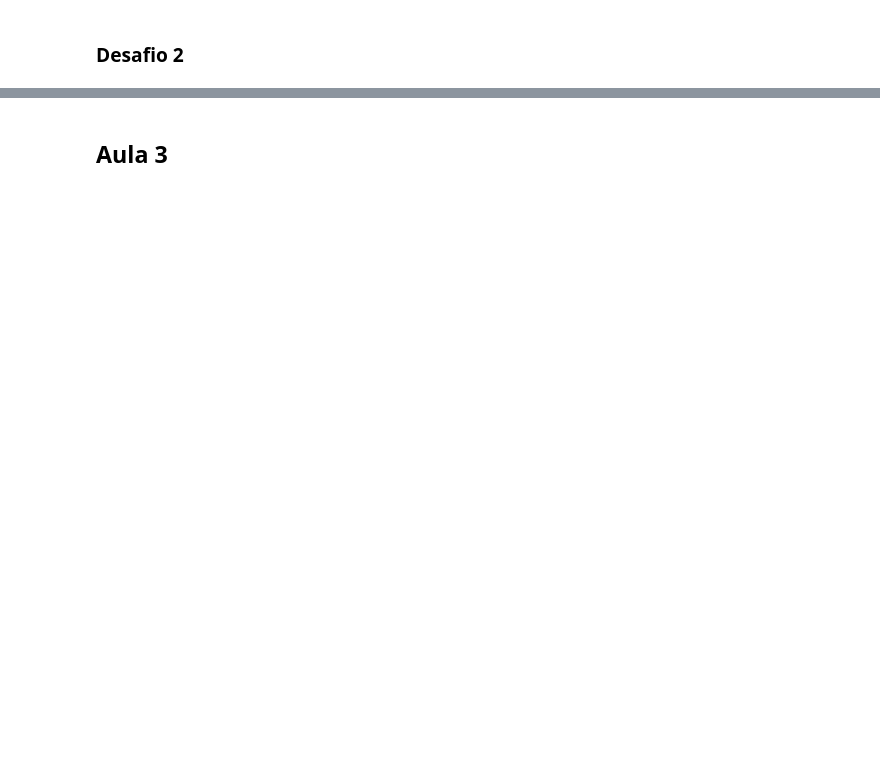
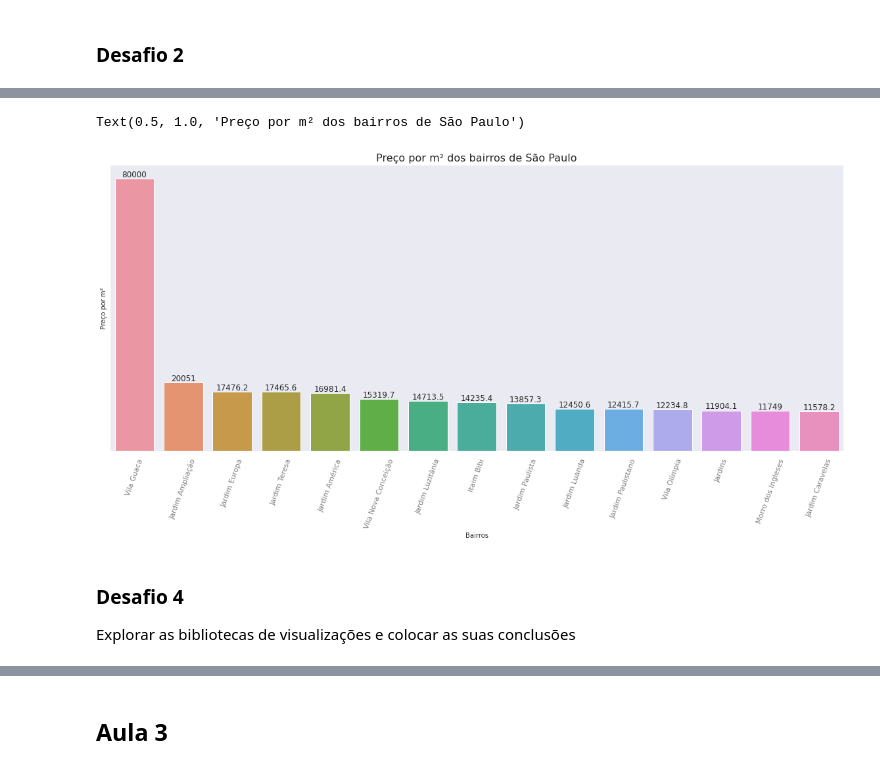
Before and after one commit to kaioschi/imersao_dados_4, a Jupyter notebook: Imersao_dados_4_organizado.ipynb, the cells around one changed output, grey strips where cells are left out. Drawn from its saved outputs; the diff is of its cells as text; code cells hidden in the pictures; blank space fills up the shorter version.

```diff
--- a/Imersao_dados_4_organizado.ipynb
+++ b/Imersao_dados_4_organizado.ipynb
@@ -395,0 +649,6 @@ Name: Bairro, Length: 394, dtype: int64
+# %%
+dados["Preço m²"] = dados["Valor"] / dados["Metragem"]  # obtendo o preço por m² de cada imóvel e incluindo uma nova coluna do dataframe
+
+preco_m2 = dados.groupby("Bairro")["Preço m²"].mean().to_frame().reset_index().sort_values(by = "Preço m²", ascending = False)  # criando um novo dataframe agrupado pelos Bairros, com a média do preço por m², resetando o index e ordenando pelo mais caro
+
+preco_m2.head(10)
@@ -395,0 +667,16 @@ Name: Bairro, Length: 394, dtype: int64
+# %%
+plt.figure(figsize = (20, 8))
+ax = sns.barplot(data = preco_m2.head(15), x = "Bairro", y = "Preço m²")
+ax.bar_label(ax.containers[0], label_type='edge') # colocando labels com os valores, o ax.containers[0] é o default do método, não pesquisei muito sobre ele
+# ax.get_yaxis().set_visible(False) usar esse remove todo o eixo y, até o label
+ax.get_yaxis().set_ticks([]) # deixando os ticks do eixo y vaizos, ou seja, sem os números
+plt.tick_params(colors = "gray", rotation = 70) # alterando parâmetros dos ticks e inclinando em 70 graus
+plt.xlabel('Bairros', fontsize = 10)
+plt.ylabel('Preço por m²', fontsize = 10)
+plt.title("Preço por m² dos bairros de São Paulo", fontsize = 16)
+# %% [output]
+Text(0.5, 1.0, 'Preço por m² dos bairros de São Paulo')
+[figure, added]
+# %% [markdown]
+### Desafio 4
+Explorar as bibliotecas de visualizações e colocar as suas conclusões
```
Also changed, not shown: parts of 72 cells of this notebook.
